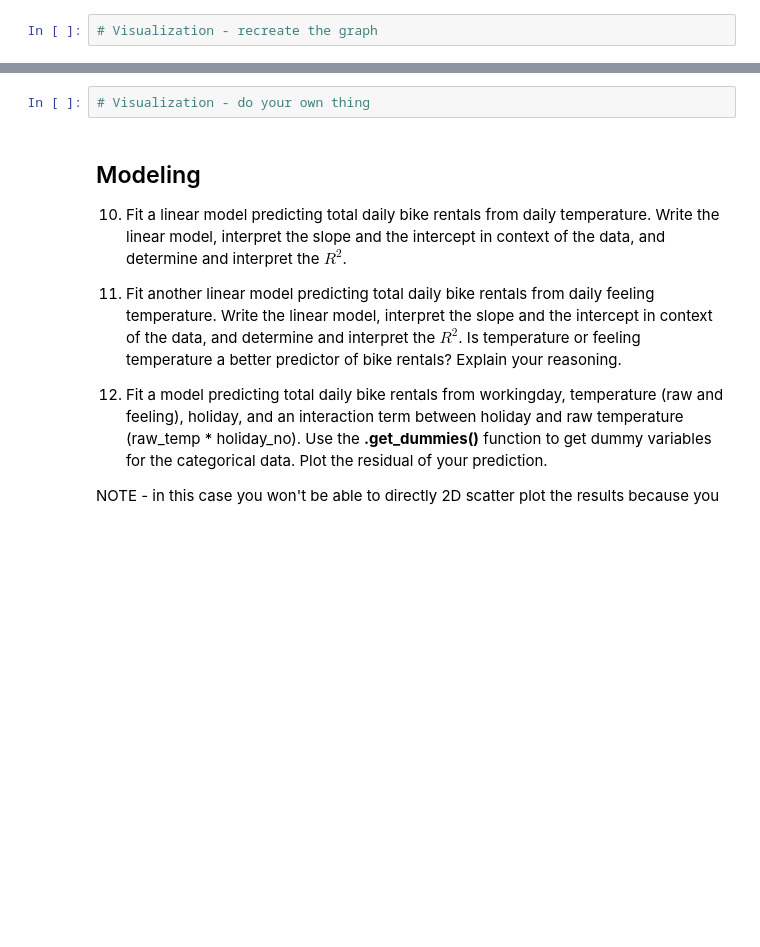
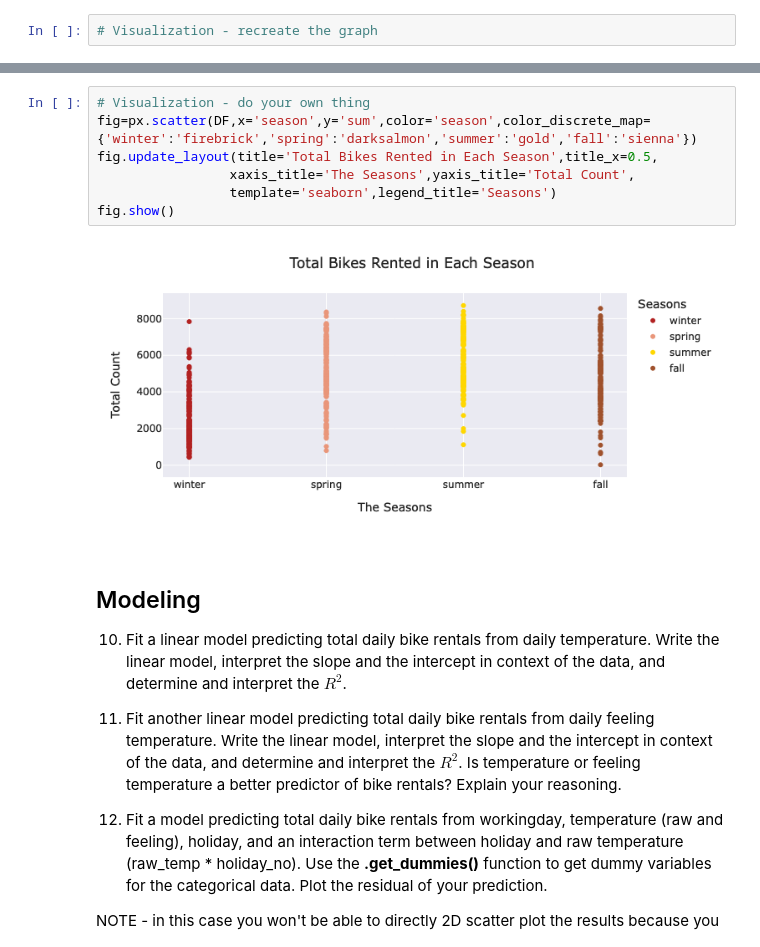
Before and after one commit to jazmine-veliz/Day17, a Jupyter notebook: Day17-HW.ipynb, the cells around one changed output, grey strips where cells are left out. Cells and saved outputs as stored; diff of their text form; blank space fills up the shorter version.

```diff
--- a/Day17-HW.ipynb
+++ b/Day17-HW.ipynb
@@ -203,5 +210,12 @@ sum(mask)
 # %%
 # Visualization - do your own thing
+fig=px.scatter(DF,x='season',y='sum',color='season',color_discrete_map={'winter':'firebrick','spring':'darksalmon','summer':'gold','fall':'sienna'})
+fig.update_layout(title='Total Bikes Rented in Each Season',title_x=0.5,
+                 xaxis_title='The Seasons',yaxis_title='Total Count',
+                 template='seaborn',legend_title='Seasons')
+fig.show()
+# %% [output]
+[figure, added]
 # %% [markdown]
 ## Modeling
 
```
Also changed, not shown: parts of 15 cells of this notebook.
